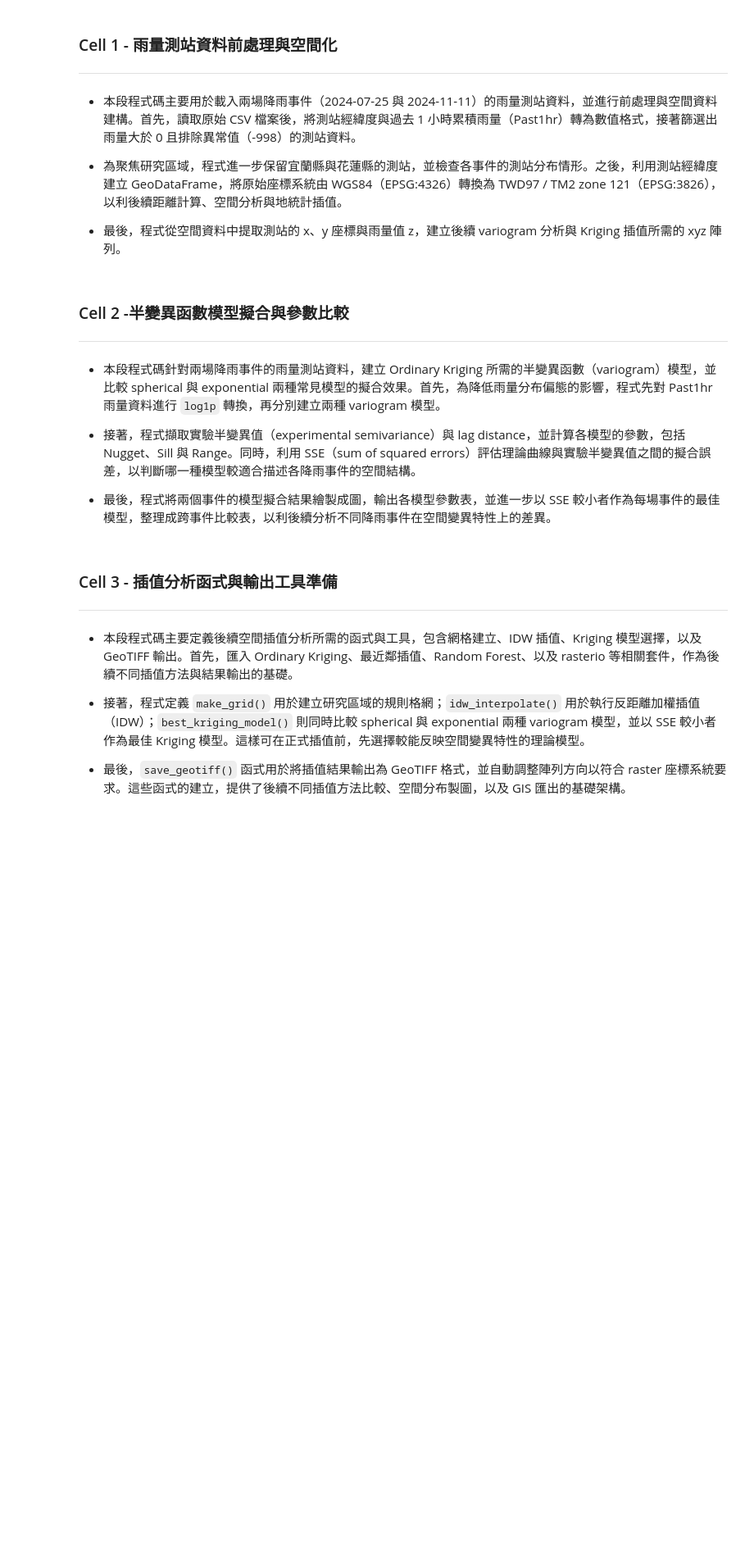
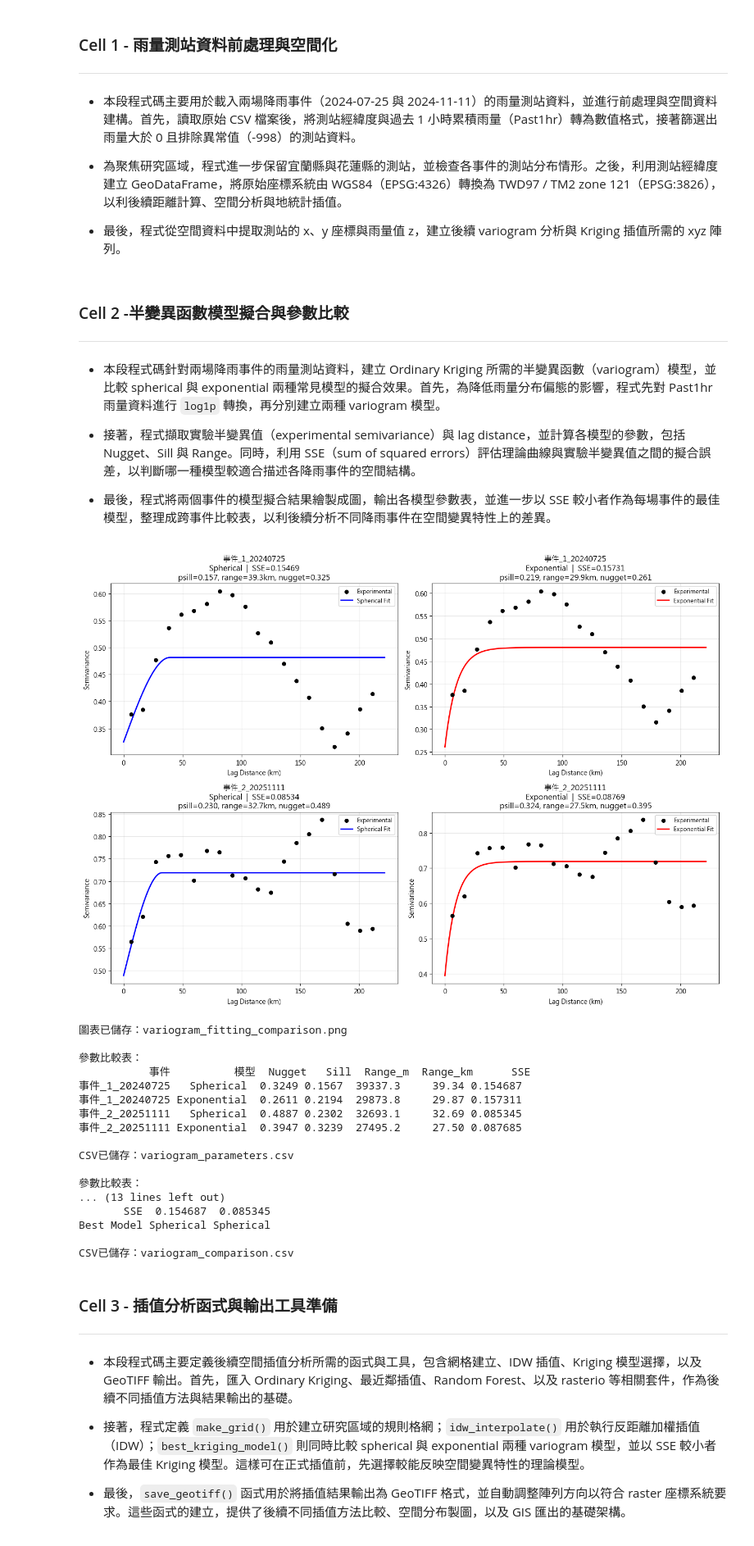
Before and after one commit to Chuang-ben/homework6, a Jupyter notebook: Week6_Shootout.ipynb, the cells around one changed output. Shown at 82% size. Saved outputs shown, nothing was run; the diff lists cells and outputs as text; code cells hidden in the pictures; blank space fills up the shorter version.

```diff
--- a/Week6_Shootout.ipynb
+++ b/Week6_Shootout.ipynb
@@ -25,9 +25,9 @@ print("載入雨量資料...")
 df_0725 = pd.read_csv('data/rain_20240725.csv')
 print(f"2024-07-25原始資料: {len(df_0725)} 筆")
 
-# 載入2024-11-11資料
-df_1111 = pd.read_csv('data/rain_20241111.csv')
-print(f"2024-11-11原始資料: {len(df_1111)} 筆")
+# 載入2025-11-11資料
+df_1111 = pd.read_csv('data/rain_20251111.csv')
+print(f"2025-11-11原始資料: {len(df_1111)} 筆")
 
 # 轉換資料類型
 df_0725['StationLatitude'] = pd.to_numeric(df_0725['StationLatitude'])
@@ -43,7 +43,7 @@ df_0725_filtered = df_0725[(df_0725['Past1hr'] > 0) & (df_0725['Past1hr'] != -99
 df_1111_filtered = df_1111[(df_1111['Past1hr'] > 0) & (df_1111['Past1hr'] != -998)]
 
 print(f"2024-07-25過濾雨量後: {len(df_0725_filtered)} 筆")
-print(f"2024-11-11過濾雨量後: {len(df_1111_filtered)} 筆")
+print(f"2025-11-11過濾雨量後: {len(df_1111_filtered)} 筆")
 
 # 過濾宜蘭縣和花蓮縣
 target_counties = ['宜蘭縣', '花蓮縣']
@@ -51,11 +51,11 @@ df_0725_counties = df_0725_filtered[df_0725_filtered['CountyName'].isin(target_c
 df_1111_counties = df_1111_filtered[df_1111_filtered['CountyName'].isin(target_counties)]
 
 print(f"2024-07-25過濾縣市後: {len(df_0725_counties)} 筆")
-print(f"2024-11-11過濾縣市後: {len(df_1111_counties)} 筆")
+print(f"2025-11-11過濾縣市後: {len(df_1111_counties)} 筆")
 
 # 顯示縣市分布
 print(f"\\n2024-07-25縣市分布: {df_0725_counties['CountyName'].value_counts().to_dict()}")
-print(f"2024-11-11縣市分布: {df_1111_counties['CountyName'].value_counts().to_dict()}")
+print(f"2025-11-11縣市分布: {df_1111_counties['CountyName'].value_counts().to_dict()}")
 
 # 創建GeoDataFrame
 geometry_0725 = [Point(lon, lat) for lon, lat in zip(df_0725_counties['StationLongitude'], df_0725_counties['StationLatitude'])]
@@ -105,7 +105,7 @@ from pykrige.variogram_models import spherical_variogram_model, exponential_vari
 
 events = [
     ('事件_1_20240725', x_0725, y_0725, z_0725),
-    ('事件_2_20241111', x_1111, y_1111, z_1111),
+    ('事件_2_20251111', x_1111, y_1111, z_1111),
 ]
 
 fig, axes = plt.subplots(2, 2, figsize=(14, 10))
@@ -179,34 +179,53 @@ for event_name in [r['事件'] for r in records[::2]]:  # 每兩筆取一個事
     sph = next(r for r in records if r['事件'] == event_name and r['模型'] == 'Spherical')
     exp = next(r for r in records if r['事件'] == event_name and r['模型'] == 'Exponential')
     best = sph if sph['SSE'] <= exp['SSE'] else exp
     rows_a5.append({
         '參數':       'Sill',
         event_name:   best['Sill'],
     })
 
 # 用樞紐方式整理成 參數 × 事件 的表格
 event_names = [r['事件'] for r in records[::2]]
 e1, e2 = event_names[0], event_names[1]
 
 def best_for(event):
     sph = next(r for r in records if r['事件'] == event and r['模型'] == 'Spherical')
     exp = next(r for r in records if r['事件'] == event and r['模型'] == 'Exponential')
     return sph if sph['SSE'] <= exp['SSE'] else exp
 
 b1, b2 = best_for(e1), best_for(e2)
 
 df_a5 = pd.DataFrame([
     {'參數': 'Sill',        '事件1': b1['Sill'],       '事件2': b2['Sill'],       '差異原因': ''},
     {'參數': 'Range (km)',  '事件1': b1['Range_km'],   '事件2': b2['Range_km'],   '差異原因': ''},
     {'參數': 'Nugget',      '事件1': b1['Nugget'],     '事件2': b2['Nugget'],     '差異原因': ''},
     {'參數': 'SSE',         '事件1': b1['SSE'],        '事件2': b2['SSE'],        '差異原因': ''},
     {'參數': 'Best Model',  '事件1': b1['模型'],       '事件2': b2['模型'],       '差異原因': ''},
 ])
 
-df_a5.to_csv('variogram_comparison.csv', index=False, encoding='utf-8-sig')
+df_a5.to_csv('output/variogram_comparison.csv', index=False, encoding='utf-8-sig')
 print("\nA5 跨事件比較：")
 print(df_a5.to_string(index=False))
 print("\nCSV已儲存：variogram_comparison.csv")
+# %% [output]
+[figure, added]
+圖表已儲存：variogram_fitting_comparison.png
+
+參數比較表：
+           事件          模型  Nugget   Sill  Range_m  Range_km      SSE
+事件_1_20240725   Spherical  0.3249 0.1567  39337.3     39.34 0.154687
+事件_1_20240725 Exponential  0.2611 0.2194  29873.8     29.87 0.157311
+事件_2_20251111   Spherical  0.4887 0.2302  32693.1     32.69 0.085345
+事件_2_20251111 Exponential  0.3947 0.3239  27495.2     27.50 0.087685
+
+CSV已儲存：variogram_parameters.csv
+
+參數比較表：
+... (13 lines left out)
+       SSE  0.154687  0.085345
+Best Model Spherical Spherical
+
+CSV已儲存：variogram_comparison.csv
 # %% [markdown]
 ### Cell 3 - 插值分析函式與輸出工具準備
 ---
```
Also changed, not shown: parts of 2 cells of this notebook, 4 other files.
